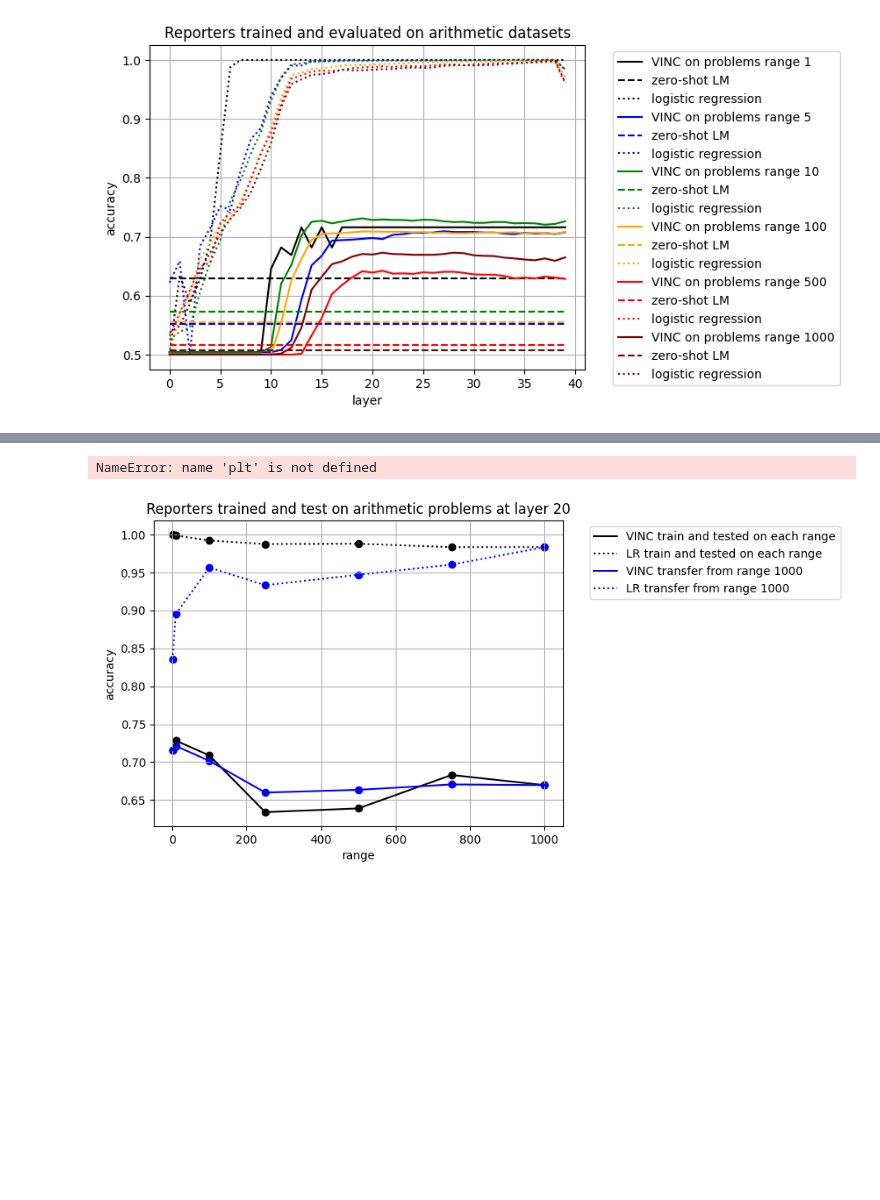
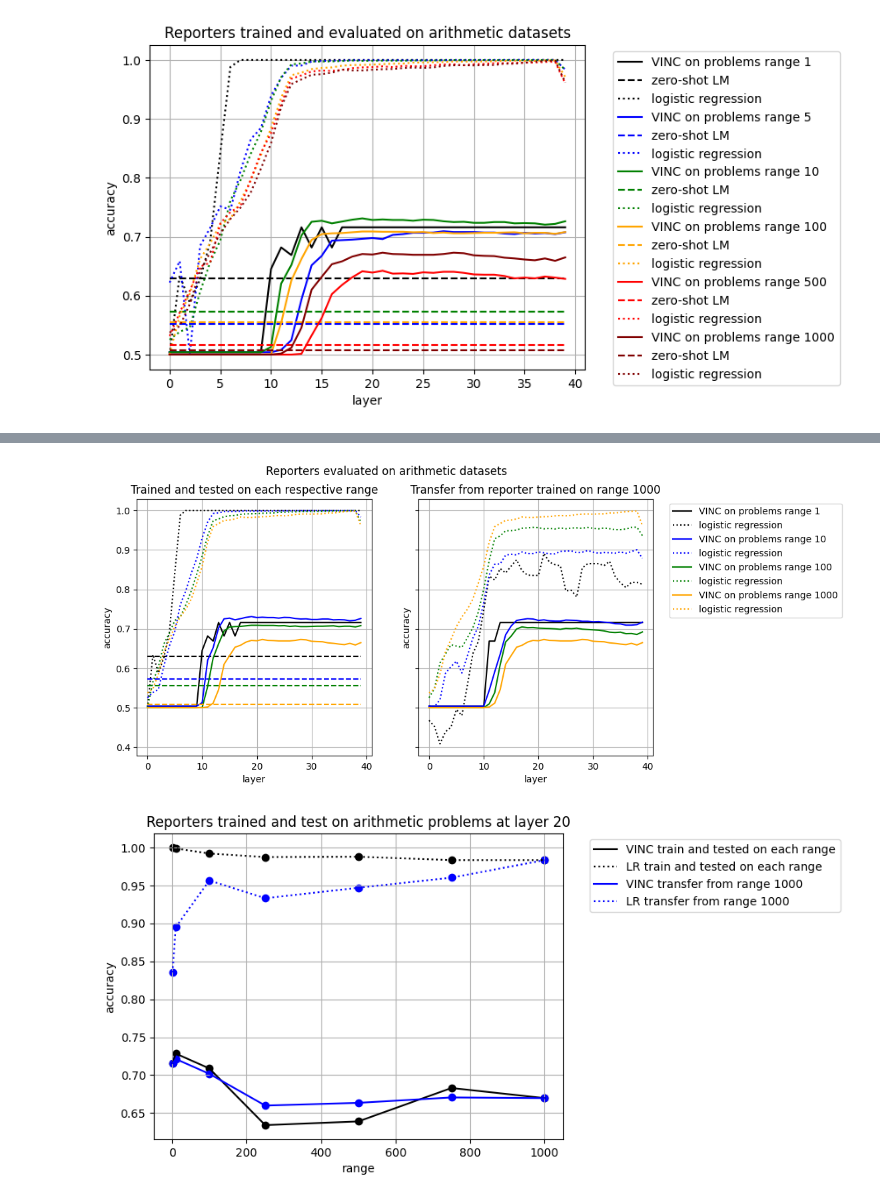
Before and after one commit to EleutherAI/elk, a Jupyter notebook: elk/results/arith_test_results.ipynb, the cells around one changed output, grey strips where cells are left out. Cells and saved outputs as stored; diff of their text form; code cells hidden in the pictures; blank space fills up the shorter version.

```diff
--- a/elk/results/arith_test_results.ipynb
+++ b/elk/results/arith_test_results.ipynb
@@ -119,7 +119,7 @@ ax.legend(bbox_to_anchor=(1.05, 1), loc='upper left')
 fig, axs = plt.subplots(ncols=2, figsize=(10, 5), sharey = True)
 
 # Set big title for the whole figure
-fig.suptitle("Reporters trained and evaluated on arithmetic datasets")
+fig.suptitle("Reporters evaluated on arithmetic datasets")
 
 ax = axs[0]
 ax.set_title(fr"Trained and tested on each respective range")
@@ -154,34 +154,34 @@ for i,d in enumerate([1,10,100,1000]):
 
 
 ax = axs[1]
 ax.set_title(fr"Transfer from reporter trained on range 1000")
 ax.set_xlabel("layer")
 ax.set_ylabel("accuracy")
 ax.grid(True)
 
 for i,d in enumerate([1,10,100,1000]):
     dataset = f"arith{d}"
 
     dataset = f"arith{d}"
 
     experiment = data[(origin_dataset, dataset, 'vinc')]
     layers = experiment['layer']
 
     acc = experiment['acc']
     # Set line color for current dataset
     line_color = line_colors[i]
     ax.plot(layers, acc, label=f'VINC on problems range {d}', color=line_color)
 
     if 'lr_acc' in experiment.columns:
         lr_acc = experiment['lr_acc']
         # Set line color and style for logistic regression dataset
         ax.plot(layers, lr_acc, label='logistic regression',
                 color=line_color, linestyle=lr_line_style)
 
 ax.legend(bbox_to_anchor=(1.05, 1), loc='upper left')
 plt.show()
 # %% [output]
-NameError: name 'plt' is not defined
+[figure, added]
 # %%
 # transfer at layer 20
 
```
Also changed, not shown: parts of 1 cell of this notebook, 2 other files.
